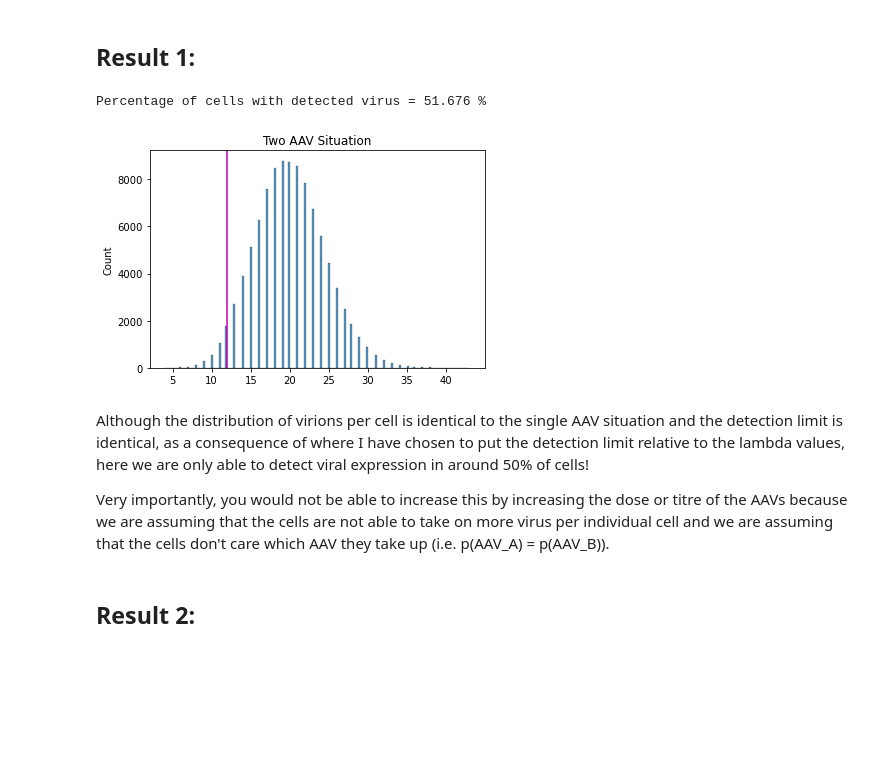
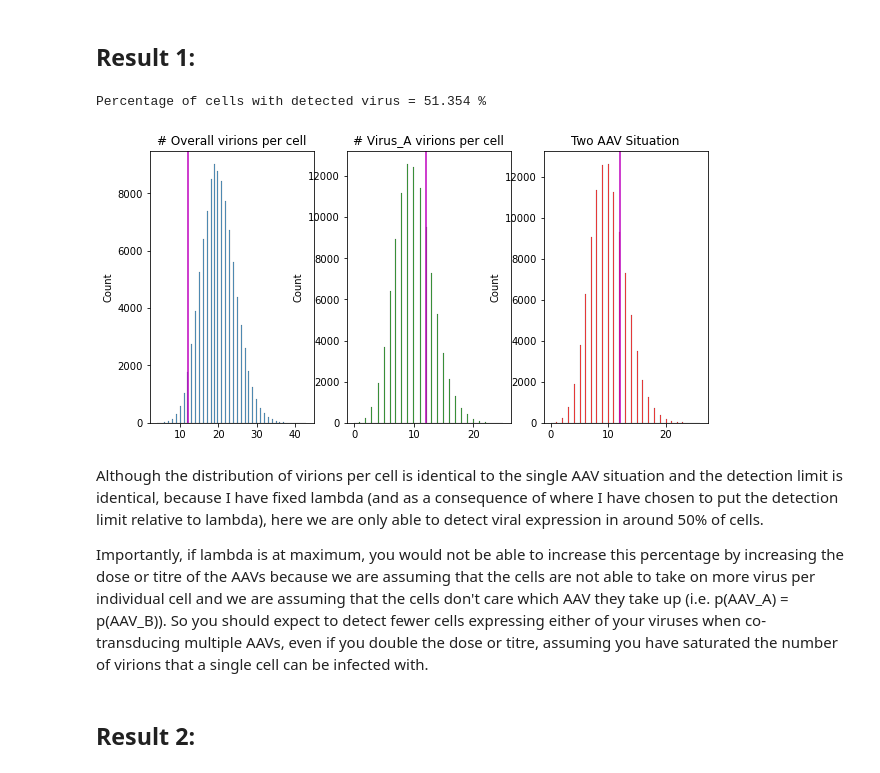
Before and after one commit to sydleaman/Dual_AAV, a Jupyter notebook: Dual AAV transduction.ipynb, the cells around one changed output. Cells and saved outputs as stored; diff of their text form; code cells hidden in the pictures; blank space fills up the shorter version.

```diff
--- a/Dual AAV transduction.ipynb
+++ b/Dual AAV transduction.ipynb
@@ -78,18 +78,26 @@ perconeorother=(np.count_nonzero(results==2)+np.count_nonzero(results==1))/np.co
 infected=np.count_nonzero(results)/n_cells*100
 # %% [markdown]
 ## Result 1:
-# %%
-sns.histplot(virions_A+virions_B)
-plt.axvline(detect_limit_A,c="m")
-plt.title("Two AAV Situation")
-print(f"Percentage of cells with detected virus = {infected}","%")
-# %% [output]
-Percentage of cells with detected virus = 51.676 %
-[figure, removed]
+# %%
+fig,ax=plt.subplots(1,3,figsize=(10,5))
+sns.histplot(virions_A+virions_B,ax=ax[0])
+ax[0].axvline(detect_limit_A,c="m")
+ax[0].set_title("# Overall virions per cell")
+sns.histplot(virions_A,ax=ax[1],color='green')
+ax[1].axvline(detect_limit_A,c="m")
+ax[1].set_title("# Virus_A virions per cell")
+sns.histplot(virions_B,ax=ax[2],color='red')
+ax[2].axvline(detect_limit_B,c="m")
+ax[2].set_title("# Virus_B virions per cell")
+plt.title("Two AAV Situation")
+print(f"Percentage of cells with detected virus = {infected}","%")
+# %% [output]
+Percentage of cells with detected virus = 51.354 %
+[figure, added]
 # %% [markdown]
-Although the distribution of virions per cell is identical to the single AAV situation and the detection limit is identical, as a consequence of where I have chosen to put the detection limit relative to the lambda values, here we are only able to detect viral expression in around 50% of cells!
+Although the distribution of virions per cell is identical to the single AAV situation and the detection limit is identical, because I have fixed lambda (and as a consequence of where I have chosen to put the detection limit relative to lambda), here we are only able to detect viral expression in around 50% of cells.
 
-Very importantly, you would not be able to increase this by increasing the dose or titre of the AAVs because we are assuming that the cells are not able to take on more virus per individual cell and we are assuming that the cells don't care which AAV they take up (i.e. p(AAV_A) = p(AAV_B)).
+Importantly, if lambda is at maximum, you would not be able to increase this percentage by increasing the dose or titre of the AAVs because we are assuming that the cells are not able to take on more virus per individual cell and we are assuming that the cells don't care which AAV they take up (i.e. p(AAV_A) = p(AAV_B)). So you should expect to detect fewer cells expressing either of your viruses when co-transducing multiple AAVs, even if you double the dose or titre, assuming you have saturated the number of virions that a single cell can be infected with.
 # %% [markdown]
 ## Result 2:
 # %%
```
Also changed, not shown: parts of 7 cells of this notebook.
